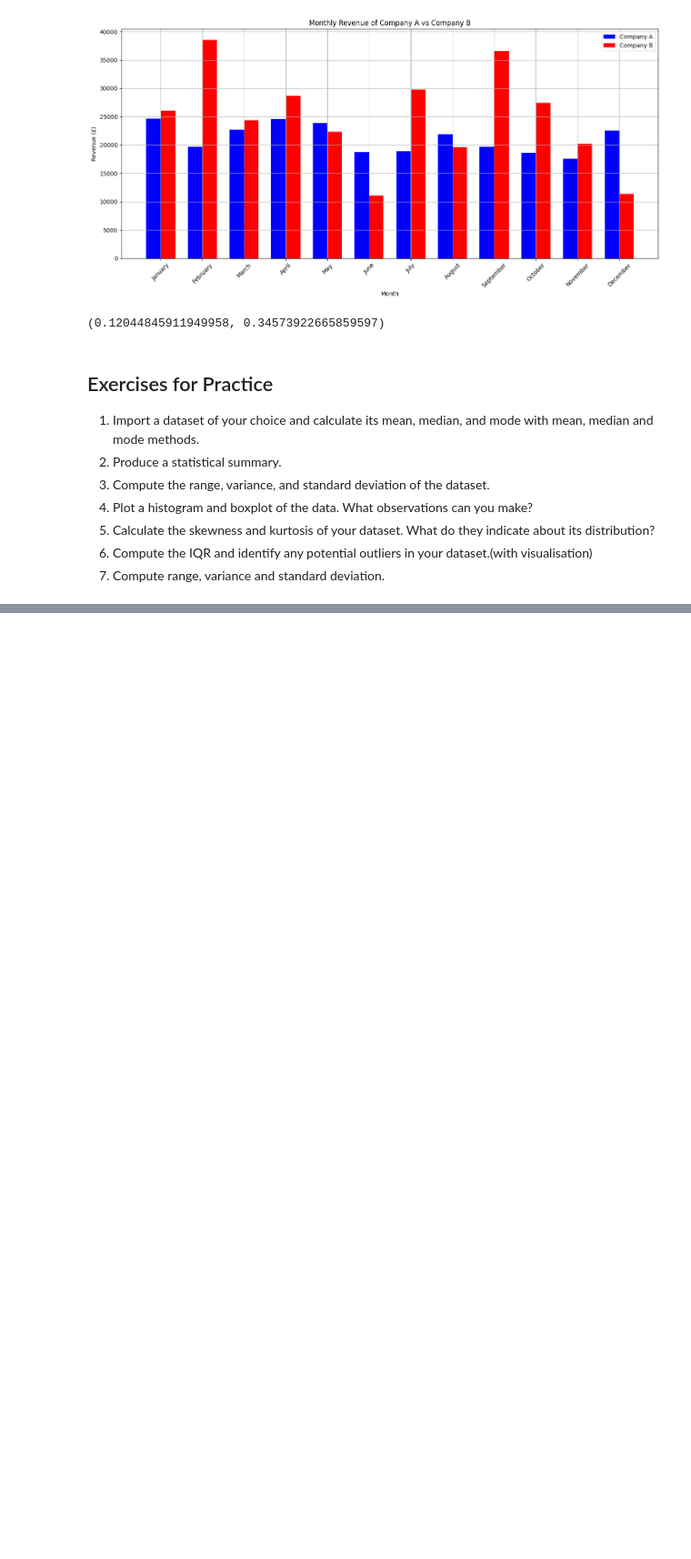
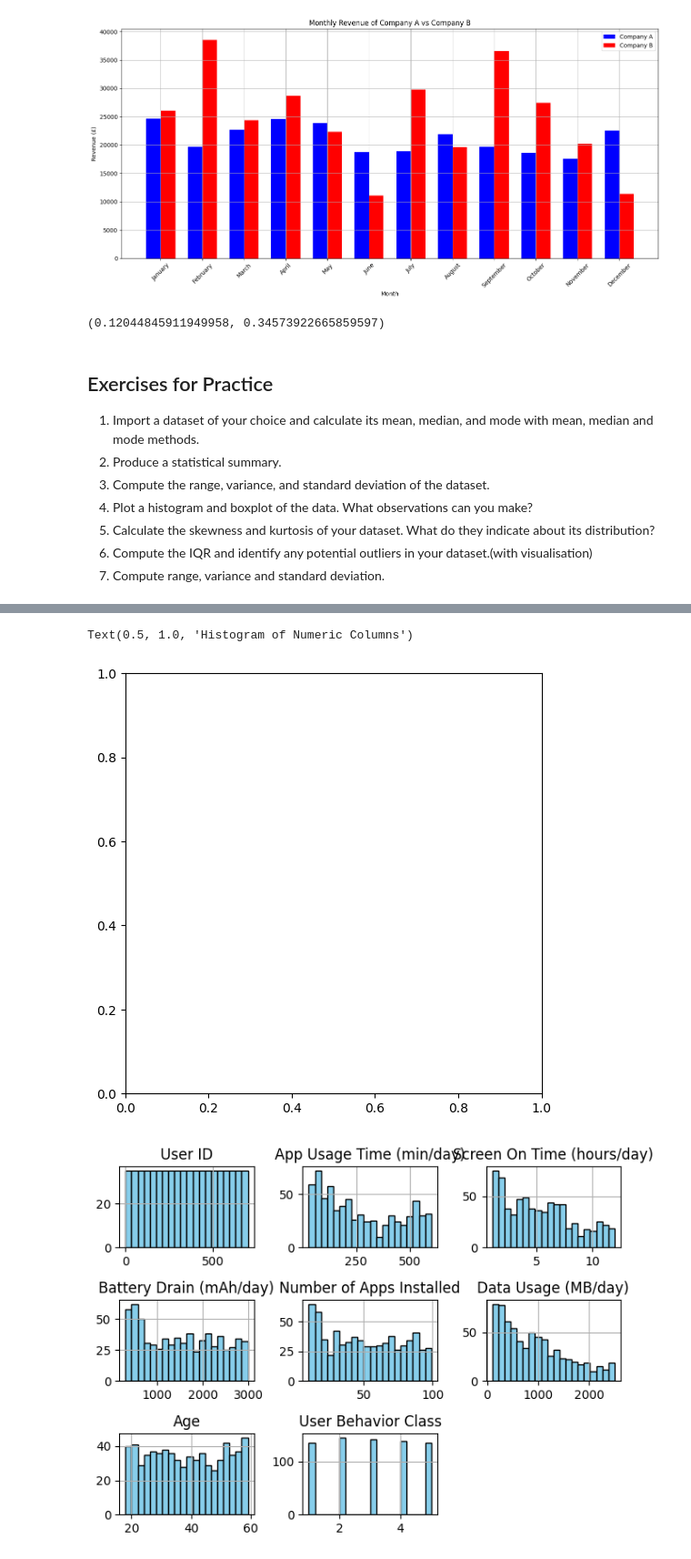
Before and after one commit to ShihanZENG/Awesome-DSDO, a Jupyter notebook: descriptive_statistics_lab.ipynb, the cells around one changed output, grey strips where cells are left out. Shown at 91% size. Cells and saved outputs as stored; diff of their text form; code cells hidden in the pictures; blank space fills up the shorter version.

```diff
--- a/descriptive_statistics_lab.ipynb
+++ b/descriptive_statistics_lab.ipynb
@@ -522,7 +522,36 @@ df = pd.read_csv(file_path)
 print(df.head())
 
 # 计算数值列的均值
-mean_values = df.mean()
+numeric_columns = df.select_dtypes(include=['number'])
+mean_values = numeric_columns.mean()
+median_values =numeric_columns.median()
+mode_values = numeric_columns.mode()
 print("\nMean Values of Numeric Columns:")
 print(mean_values)
+print("\nMedian Values of Numeric Columns:")
+print(median_values)
+print("\nMode Values of Numeric Columns:")
+print(mode_values)
+stats_summary = numeric_columns.describe()
+print("\nStatistical Summary:")
+print(stats_summary)
+# Compute the range, variance, and standard deviation of the dataset.
+variance = numeric_columns.var()
+std_deviation = numeric_columns.std()
+print("\nVariance of Numeric Columns:")
+print(variance)
+print("\nStandard Deviation of Numeric Columns:")
+print(std_deviation)
+range_values = numeric_columns.max() - numeric_columns.min()
+print("\nRange of Numeric Columns:")
+print(range_values)
+# Plot a histogram and boxplot of the data. What observations can you make?
+import matplotlib.pyplot as plt
+plt.figure(figsize=(13, 6))
+plt.subplot(1, 2, 1)
+df.hist(bins=20, color='skyblue', edgecolor='black')
+plt.xlabel('Value')
+plt.ylabel('Frequency')
+plt.tight_layout()
+plt.title('Histogram of Numeric Columns')
 # %% [output]
@@ -529,0 +575,3 @@ Downloading from https://www.kaggle.com/api/v1/datasets/download/valakhorasani/m
+Text(0.5, 1.0, 'Histogram of Numeric Columns')
+[figure, added]
+[figure, added]
```
Also changed, not shown: parts of 1 cell of this notebook.
